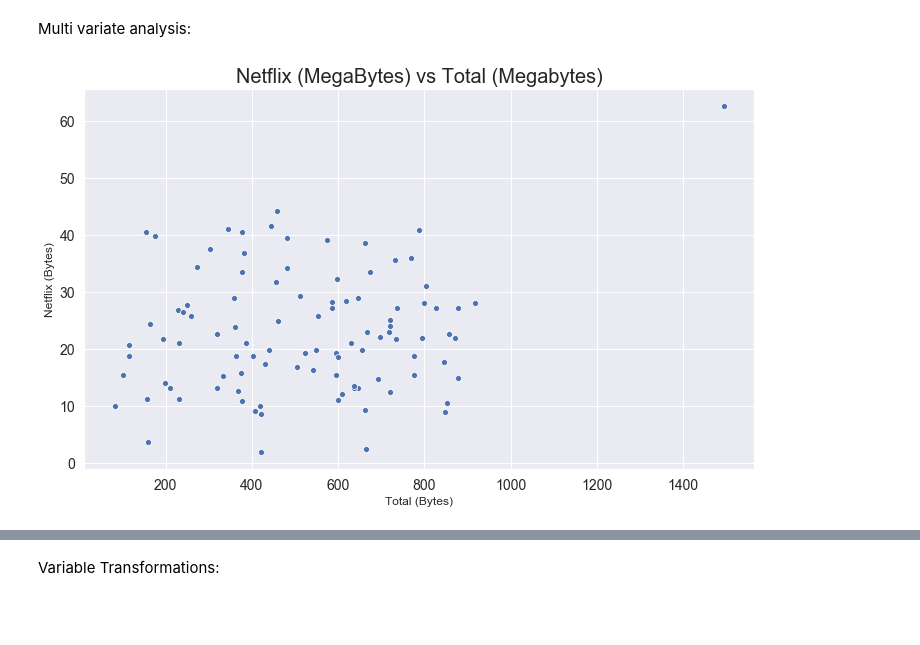
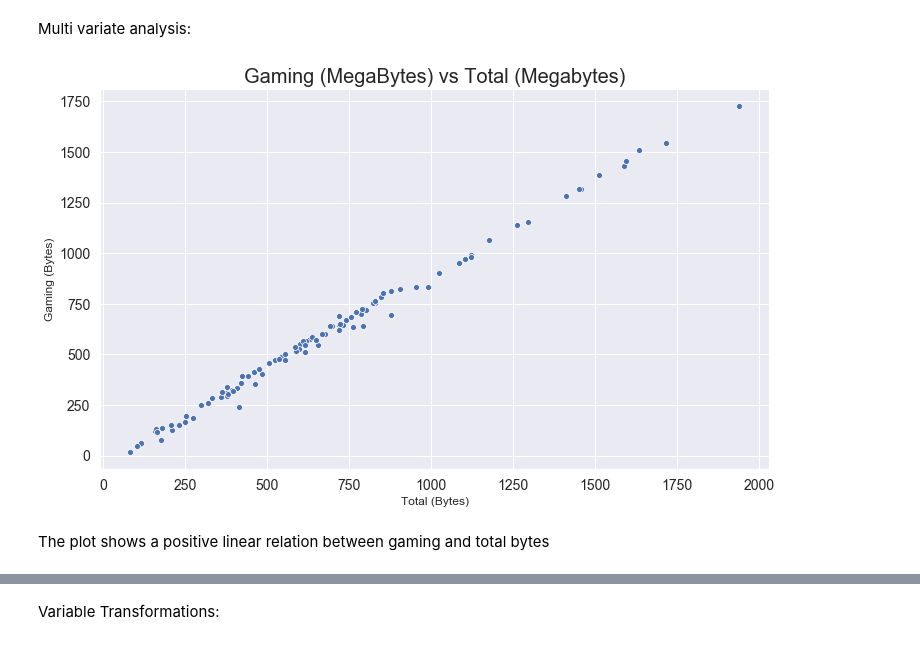
Before and after one commit to Theehawau/TelecommunicationDataAnalysis, a Jupyter notebook: notebooks/task1.ipynb, the cells around one changed output, grey strips where cells are left out. Saved outputs shown, nothing was run; the diff lists cells and outputs as text; code cells hidden in the pictures; blank space fills up the shorter version.

```diff
--- a/notebooks/task1.ipynb
+++ b/notebooks/task1.ipynb
@@ -276,10 +268,12 @@ plot_box(db, "Gaming DL (Bytes)", "number of Gaming DL (Bytes) outliers")
 # %% [markdown]
 Multi variate analysis:
 # %%
-plot_scatter(db_100, x_col="Total (Bytes)", y_col="Netflix (Bytes)", hue='hue', style='style',\
-             title="Netflix (MegaBytes) vs Total (Megabytes)")
+plot_scatter(db_100, x_col="Total (Bytes)", y_col="Gaming (Bytes)",\
+             title="Gaming (MegaBytes) vs Total (Megabytes)")
 # %% [output]
-[figure, old version]
+[figure, new version]
+# %% [markdown]
+The plot shows a positive linear relation between gaming and total bytes
 # %%
 sns.set(rc={'figure.figsize':(15,14)})
 sns.barplot(
```
Also changed, not shown: parts of 23 cells of this notebook, 1 other file.
